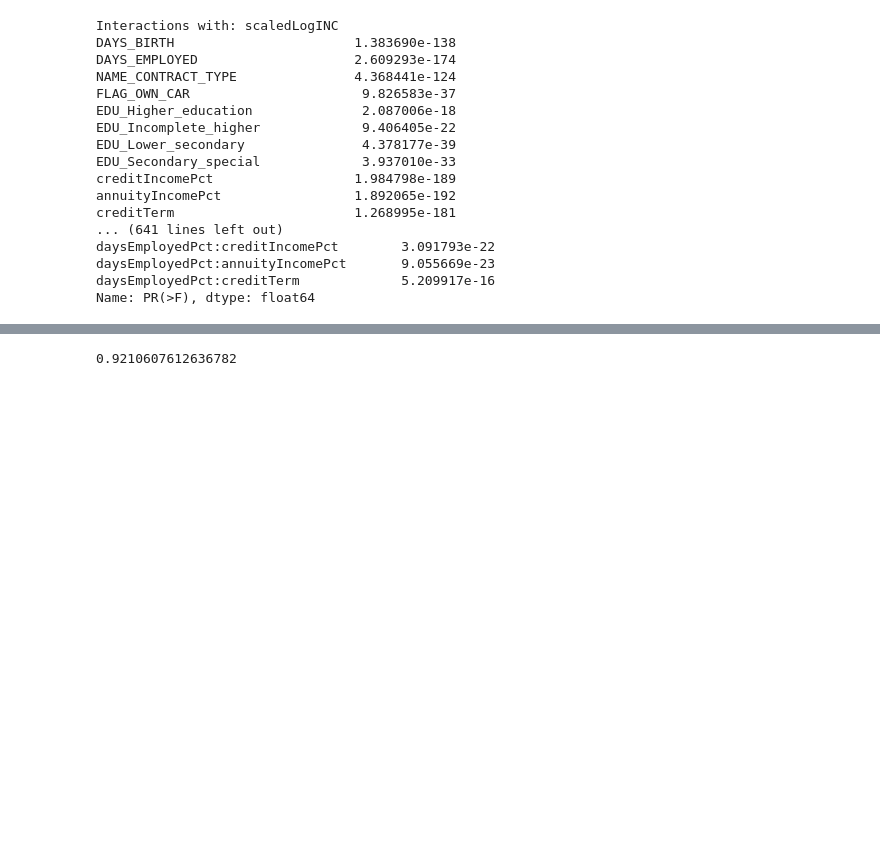
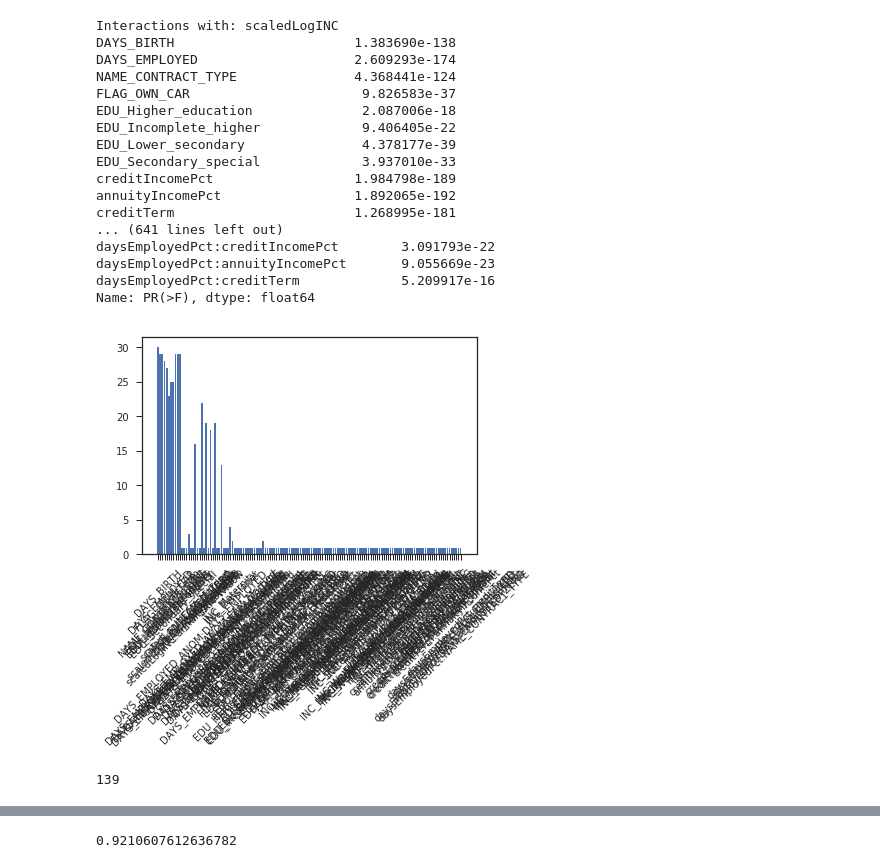
Before and after one commit to robahall/hcdr, a Jupyter notebook: notebooks/4.0-rah-LogReg.ipynb, the cells around one changed output, grey strips where cells are left out. Drawn from its saved outputs; the diff is of its cells as text; code cells hidden in the pictures; blank space fills up the shorter version.

```diff
--- a/notebooks/4.0-rah-LogReg.ipynb
+++ b/notebooks/4.0-rah-LogReg.ipynb
@@ -137,7 +137,7 @@ anovaTestbase = cleanTrain.columns[0] + " ~ " + cleanTrain.columns[1]
 for i in cleanTrain.columns[2:]:
     anovaTestbase = anovaTestbase + " + " + i
 
-
+features = {}
 for i in cleanTrain.columns[2:]:
     anovaTest = anovaTestbase
     for j in cleanTrain.columns[2:]:
@@ -146,6 +146,11 @@ for i in cleanTrain.columns[2:]:
     table = sm.stats.anova_lm(lm, typ=2)
     print("Interactions with: {}".format(i))
     print(table[table['PR(>F)'] <= 0.0005]['PR(>F)'])
+    for key in table[table['PR(>F)'] <= 0.0005].index:
+        if key in features:
+            features[key] += 1
+        else:
+            features[key] = 1
     print("\n")
 # %% [output]
 Interactions with: scaledLogINC
@@ -167,0 +175,11 @@ Name: PR(>F), dtype: float64
+# %%
+plt.bar(range(len(features)), list(features.values()), align='center')
+plt.xticks(range(len(features)), list(features.keys()),rotation=45)
+
+plt.show()
+# %% [output]
+[figure, added]
+# %%
+len(features)
+# %% [output]
+139
```
Also changed, not shown: parts of 2 cells of this notebook.
